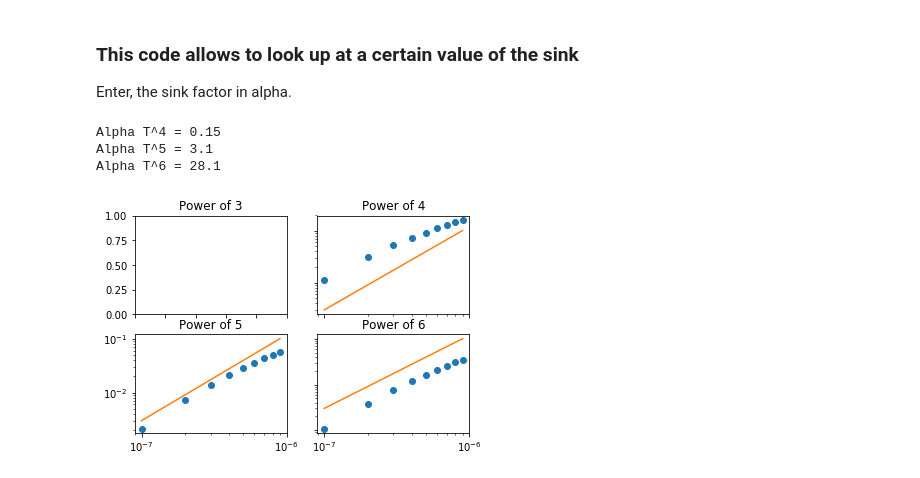
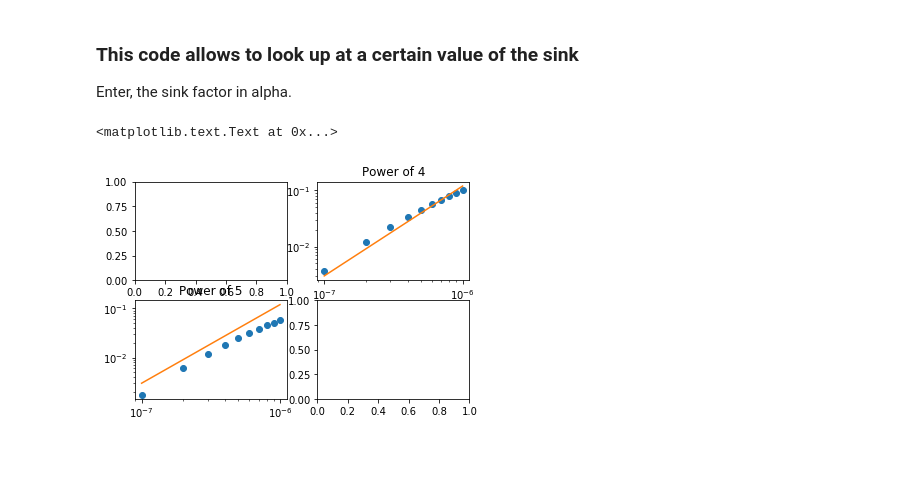
Before and after one commit to paulthulstrup/moose, a Jupyter notebook: modules/thermopower_diffusion/billiald_analysis.ipynb, the cells around one changed output. Saved outputs shown, nothing was run; the diff lists cells and outputs as text; code cells hidden in the pictures.

```diff
--- a/modules/thermopower_diffusion/billiald_analysis.ipynb
+++ b/modules/thermopower_diffusion/billiald_analysis.ipynb
@@ -57,15 +57,15 @@ Enter, the sink factor in alpha.
 # %%
 # Choose the index here:
 index3 = 1
-index4 = 1
-index5 = 1
+index4 = 10
+index5 = 0
 index6 = 1
 
 ## Power of 3 REQUIRES SIM TO WORK
 #l3=df3.iloc[:,:].values
 #Temp = l3[index3].flatten()[2:]
 #
-#I3 = np.arange(100,1000,100)*1E-9
+I3 = np.arange(100,1100,100)*1E-9
 #T3 = [x-0.170 for x in Temp]
 #trend = [np.power(i,1.6)*(3E-3/np.power((100E-9),1.6)) for i in I3]
 
@@ -73,9 +73,9 @@ index6 = 1
 l4=df4.iloc[:,:].values
 Temp4 = l4[index4].flatten()[2:]
 
-I4 = np.arange(100,1000,100)*1E-9
+I4 = np.arange(100,1100,100)*1E-9
 T4 = [x-0.170 for x in Temp4]
-trend = [np.power(i,1.6)*(3E-3/np.power((100E-9),1.6)) for i in I4]
+trend4 = [np.power(i,1.6)*(3E-3/np.power((100E-9),1.6)) for i in I4]
 
 
 # Power of 5
@@ -83,9 +83,9 @@ trend = [np.power(i,1.6)*(3E-3/np.power((100E-9),1.6)) for i in I4]
 l5=df5.iloc[:,:].values
 Temp5 = l5[index5].flatten()[2:]
 
-I5 = np.arange(100,1000,100)*1E-9
+I5 = np.arange(100,1100,100)*1E-9
 T5 = [x-0.170 for x in Temp5]
-trend = [np.power(i,1.6)*(3E-3/np.power((100E-9),1.6)) for i in I5]
+trend5 = [np.power(i,1.6)*(3E-3/np.power((100E-9),1.6)) for i in I5]
 
 # Power of 6
 l6=df6.iloc[:,:].values
@@ -94,38 +94,16 @@ Temp6 = l6[index6].flatten()[2:]
 I6 = np.arange(100,1000,100)*1E-9
 T6 = [x-0.170 for x in Temp6]
 trend = [np.power(i,1.6)*(3E-3/np.power((100E-9),1.6)) for i in I6]
-
-
-## PLOTING ##
-plt.close('all')
-f, axarr = plt.subplots(2, 2)
-#axarr[0, 0].loglog(I, T,"o", basex=10)
-#axarr[0, 0].loglog(I,trend)
-axarr[0, 0].set_title('Power of 3')
-
-axarr[0, 1].loglog(I4, T4,"o", basex=10)
-axarr[0, 1].loglog(I4,trend)
-axarr[0, 1].set_title('Power of 4')
-
-axarr[1, 0].loglog(I5, T5,"o", basex=10)
-axarr[1, 0].loglog(I5,trend)
-axarr[1, 0].set_title('Power of 5')
-
-axarr[1, 1].loglog(I6, T6,"o", basex=10)
-axarr[1, 1].loglog(I6,trend)
-axarr[1, 1].set_title('Power of 6')
-# Fine-tune figure; hide x ticks for top plots and y ticks for right plots
-plt.setp([a.get_xticklabels() for a in axarr[0, :]], visible=False)
-plt.setp([a.get_yticklabels() for a in axarr[:, 1]], visible=False)
-
-
-# Print the values of the alphas
-#print "Alpha T^3 = " + str(l3[index3])
-print "Alpha T^4 = " + str(l4[index4,0])
-print "Alpha T^5 = " + str(l5[index5,0])
-print "Alpha T^6 = " + str(l6[index6,0])
-# %% [output]
-Alpha T^4 = 0.15
-Alpha T^5 = 3.1
-Alpha T^6 = 28.1
-[figure, removed]
+# %%
+f, axarr = plt.subplots(2, 2)
+#axarr[0, 0].loglog(I, T,"o", basex=10)
+axarr[0, 1].loglog(I4, T4,"o", basex=10)
+axarr[0, 1].loglog(I4,trend4)
+axarr[0, 1].set_title('Power of 4')
+
+axarr[1, 0].loglog(I5, T5,"o", basex=10)
+axarr[1, 0].loglog(I5,trend5)
+axarr[1, 0].set_title('Power of 5')
+# %% [output]
+<matplotlib.text.Text at 0x...>
+[figure, added]
```
Also changed, not shown: parts of 3 cells of this notebook, 3 other files.
